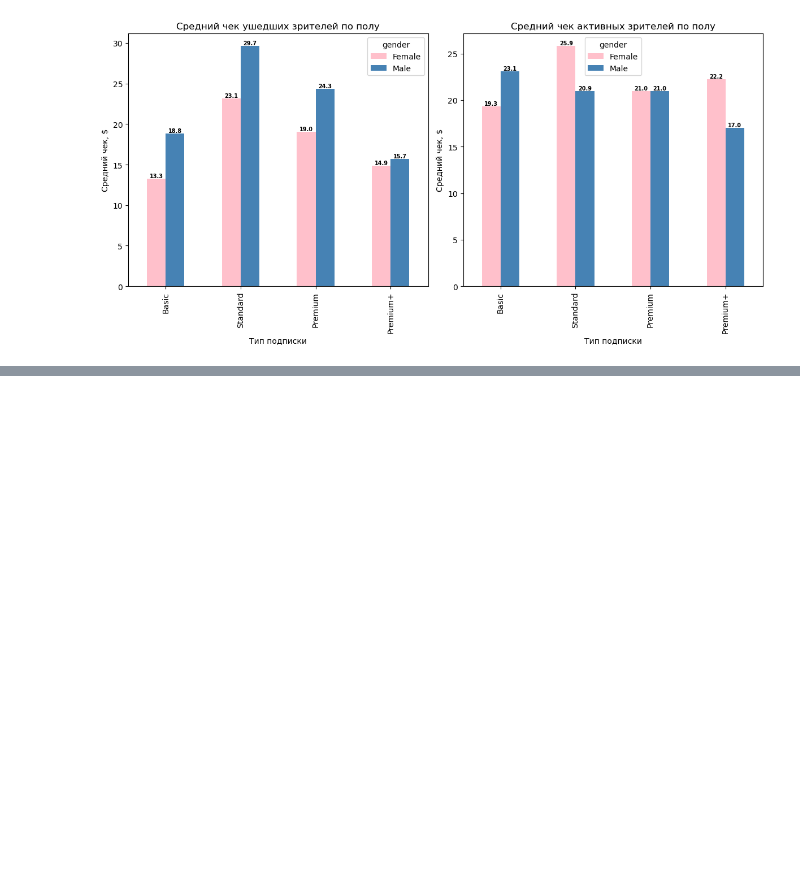
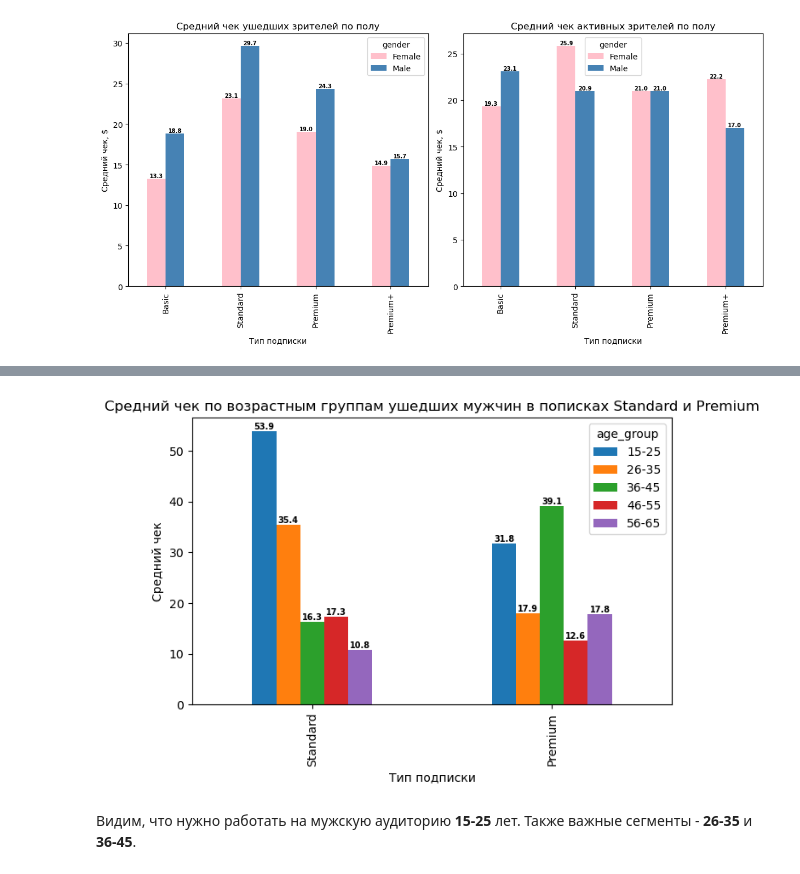
Before and after one commit to rouch314/netflix-users-behavior-analysis, a Jupyter notebook: netflix-analysis.ipynb, the cells around one changed output, grey strips where cells are left out. Drawn from its saved outputs; the diff is of its cells as text; code cells hidden in the pictures; blank space fills up the shorter version.

Commit message:
Добавлена сегментация по чеку для мужчин

```diff
--- a/netflix-analysis.ipynb
+++ b/netflix-analysis.ipynb
@@ -1286,0 +1301,4 @@ plt.show()
+# %%
+churn_male_age_check = df[(df['is_active']==0) & (df['gender']=='Male') & (df['subscription_plan'].isin(['Standard', 'Premium']))]\
+    .groupby(['subscription_plan', 'age_group'], observed=True)['monthly_spend'].mean()
+print(churn_male_age_check)
@@ -1286,0 +1318,14 @@ plt.show()
+# %%
+plot = churn_male_age_check.unstack().plot(kind='bar')
+
+for i in plot.containers:
+    plot.bar_label(i, fmt='%.1f', fontsize=7, fontweight='bold')
+plt.xlabel('Тип подписки')
+plt.ylabel('Средний чек')
+plt.title('Средний чек по возрастным группам ушедших мужчин в пописках Standard и Premium')
+plt.tight_layout()
+plt.show()
+# %% [output]
+[figure, added]
+# %% [markdown]
+Видим, что нужно работать на мужскую аудиторию **15-25** лет. Также важные сегменты - **26-35** и **36-45**.
```
Also changed, not shown: parts of 6 cells of this notebook.
